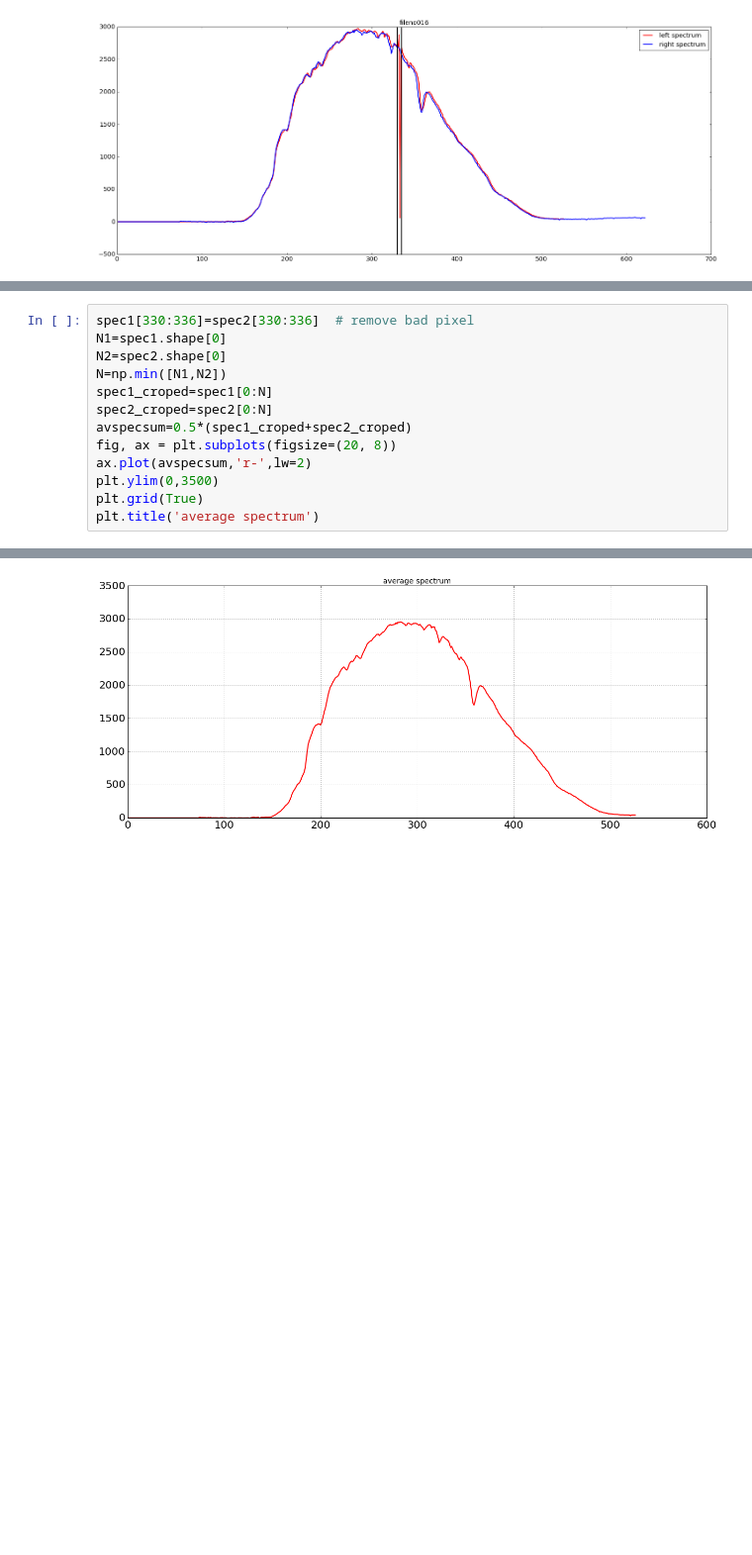
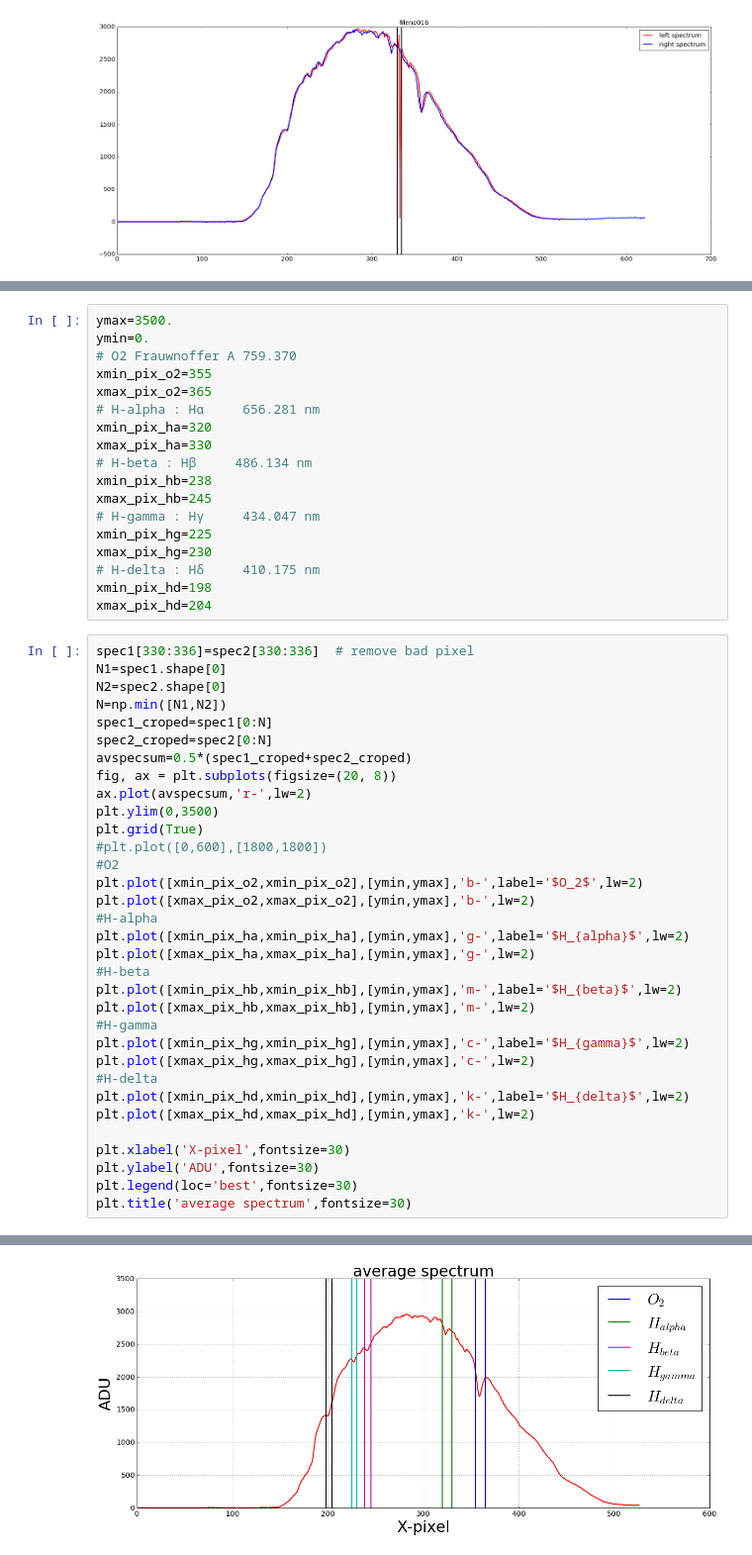
Before and after one commit to sylvielsstfr/CTIOAna2016, a Jupyter notebook: notebooks/FirstSpectrum_fileno016.ipynb, the cells around one changed output, grey strips where cells are left out. Shown at 99% size. Drawn from its saved outputs; the diff is of its cells as text; blank space fills up the shorter version.

Commit message:
FirstSpectrum_fileno016.ipynb do wl calibration

```diff
--- a/notebooks/FirstSpectrum_fileno016.ipynb
+++ b/notebooks/FirstSpectrum_fileno016.ipynb
@@ -572,16 +620,54 @@ plt.plot([335,335],[-500,3000],'k-',lw=2)
+# %%
+ymax=3500.
+ymin=0.
+# O2 Frauwnoffer A 759.370
+xmin_pix_o2=355
+xmax_pix_o2=365
+# H-alpha : Hα     656.281 nm
+xmin_pix_ha=320
+xmax_pix_ha=330
+# H-beta : Hβ     486.134 nm
+xmin_pix_hb=238
+xmax_pix_hb=245
+# H-gamma : Hγ     434.047 nm
+xmin_pix_hg=225
+xmax_pix_hg=230
+# H-delta : Hδ     410.175 nm
+xmin_pix_hd=198
+xmax_pix_hd=204
 # %%
 spec1[330:336]=spec2[330:336]  # remove bad pixel
 N1=spec1.shape[0]
 N2=spec2.shape[0]
 N=np.min([N1,N2])
 spec1_croped=spec1[0:N]
 spec2_croped=spec2[0:N]
 avspecsum=0.5*(spec1_croped+spec2_croped)
 fig, ax = plt.subplots(figsize=(20, 8))
 ax.plot(avspecsum,'r-',lw=2)
 plt.ylim(0,3500)
 plt.grid(True)
-plt.title('average spectrum')
+#plt.plot([0,600],[1800,1800])
+#O2
+plt.plot([xmin_pix_o2,xmin_pix_o2],[ymin,ymax],'b-',label='$O_2$',lw=2)
+plt.plot([xmax_pix_o2,xmax_pix_o2],[ymin,ymax],'b-',lw=2)
+#H-alpha
+plt.plot([xmin_pix_ha,xmin_pix_ha],[ymin,ymax],'g-',label='$H_{alpha}$',lw=2)
+plt.plot([xmax_pix_ha,xmax_pix_ha],[ymin,ymax],'g-',lw=2)
+#H-beta
+plt.plot([xmin_pix_hb,xmin_pix_hb],[ymin,ymax],'m-',label='$H_{beta}$',lw=2)
+plt.plot([xmax_pix_hb,xmax_pix_hb],[ymin,ymax],'m-',lw=2)
+#H-gamma
+plt.plot([xmin_pix_hg,xmin_pix_hg],[ymin,ymax],'c-',label='$H_{gamma}$',lw=2)
+plt.plot([xmax_pix_hg,xmax_pix_hg],[ymin,ymax],'c-',lw=2)
+#H-delta
+plt.plot([xmin_pix_hd,xmin_pix_hd],[ymin,ymax],'k-',label='$H_{delta}$',lw=2)
+plt.plot([xmax_pix_hd,xmax_pix_hd],[ymin,ymax],'k-',lw=2)
+
+plt.xlabel('X-pixel',fontsize=30)
+plt.ylabel('ADU',fontsize=30)
+plt.legend(loc='best',fontsize=30)
+plt.title('average spectrum',fontsize=30)
 # %% [output]
 <matplotlib.text.Text at 0x...>
-[figure, old version]
+[figure, new version]
```
Also changed, not shown: parts of 32 cells of this notebook.
